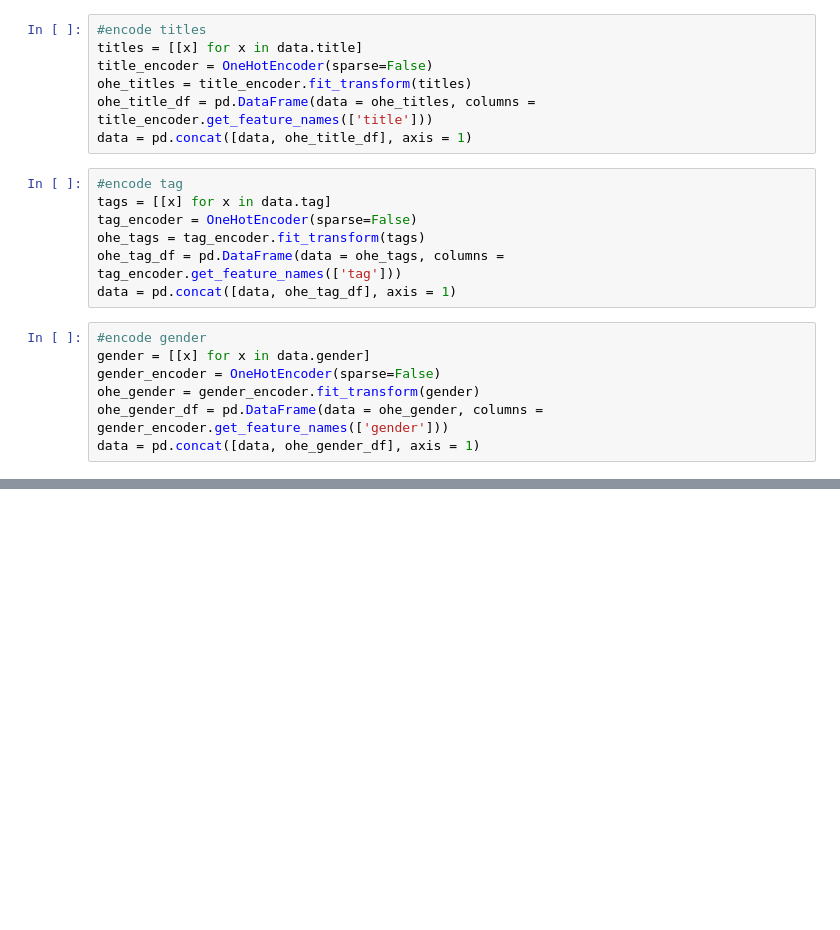
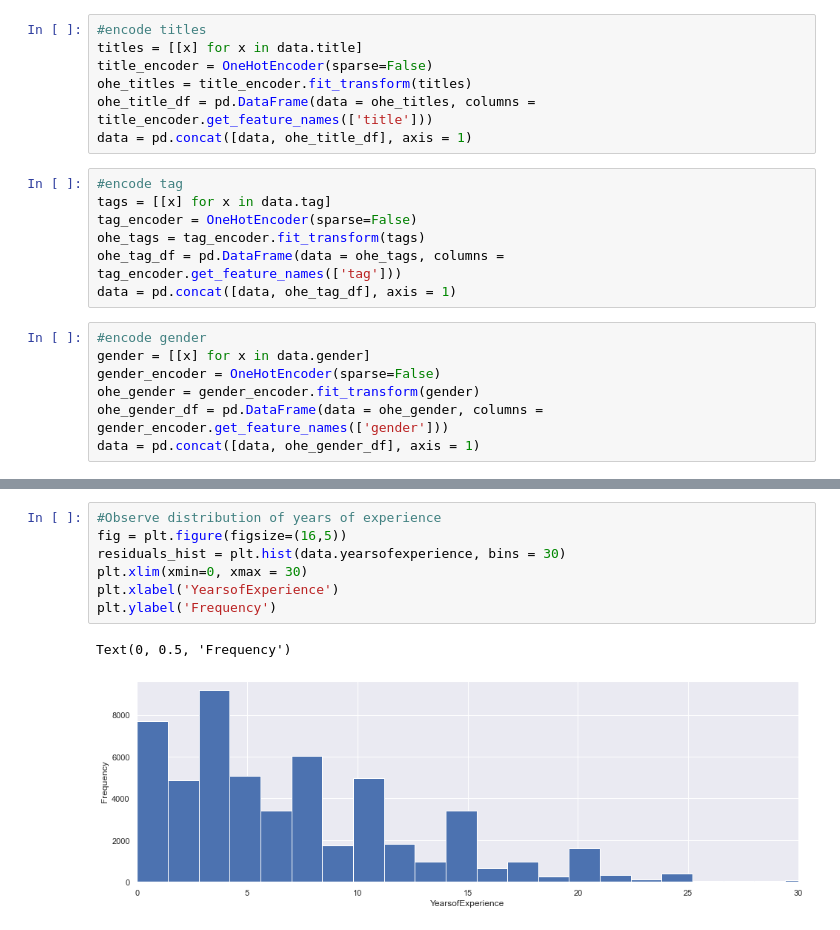
Before and after one commit to PriyankaVelagala/INM701, a Jupyter notebook: EduClassification.ipynb, the cells around one changed output, grey strips where cells are left out. Drawn from its saved outputs; the diff is of its cells as text; blank space fills up the shorter version.

```diff
--- a/EduClassification.ipynb
+++ b/EduClassification.ipynb
@@ -92,0 +109,10 @@ data
+# %%
+#Observe distribution of years of experience
+fig = plt.figure(figsize=(16,5))
+residuals_hist = plt.hist(data.yearsofexperience, bins = 30)
+plt.xlim(xmin=0, xmax = 30)
+plt.xlabel('YearsofExperience')
+plt.ylabel('Frequency')
+# %% [output]
+Text(0, 0.5, 'Frequency')
+[figure, added]
```
Also changed, not shown: parts of 38 cells of this notebook.
